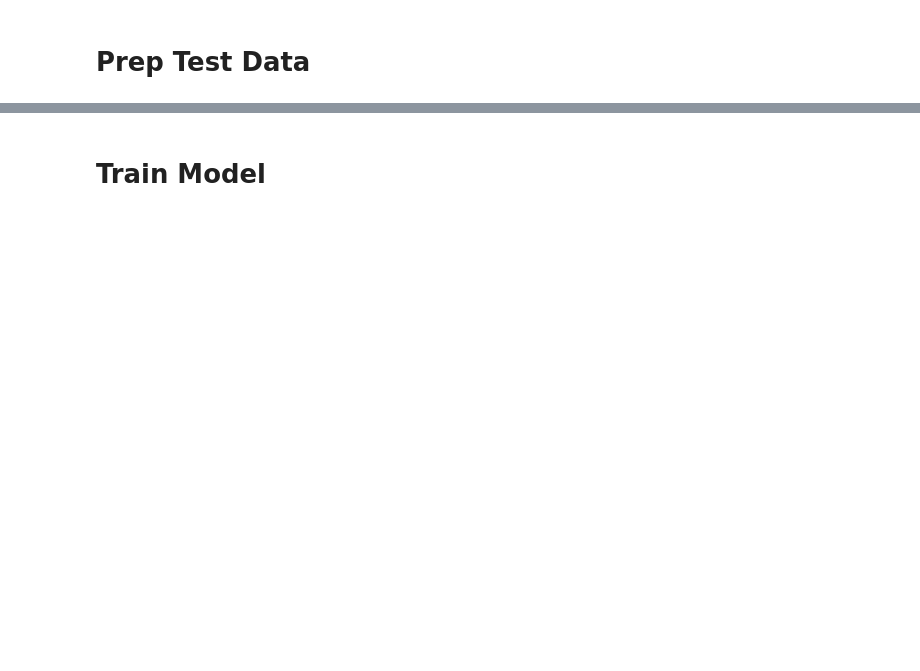
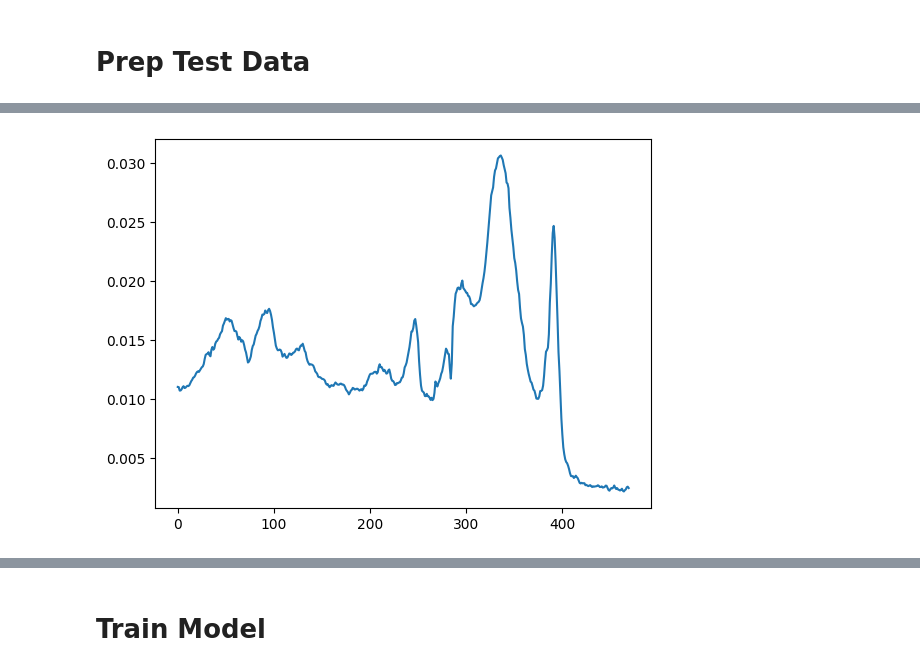
Before and after one commit to pakornyodkab/TimeSeriesFinalProject, a Jupyter notebook: 1A.ipynb, the cells around one changed output, grey strips where cells are left out. Drawn from its saved outputs; the diff is of its cells as text; code cells hidden in the pictures; blank space fills up the shorter version.

```diff
--- a/1A.ipynb
+++ b/1A.ipynb
@@ -66,0 +77,5 @@ print(type(X_test[0][1]))
+# %%
+plt.plot(X_test[0])
+plt.show()
+# %% [output]
+[figure, added]
```
Also changed, not shown: parts of 29 cells of this notebook.
